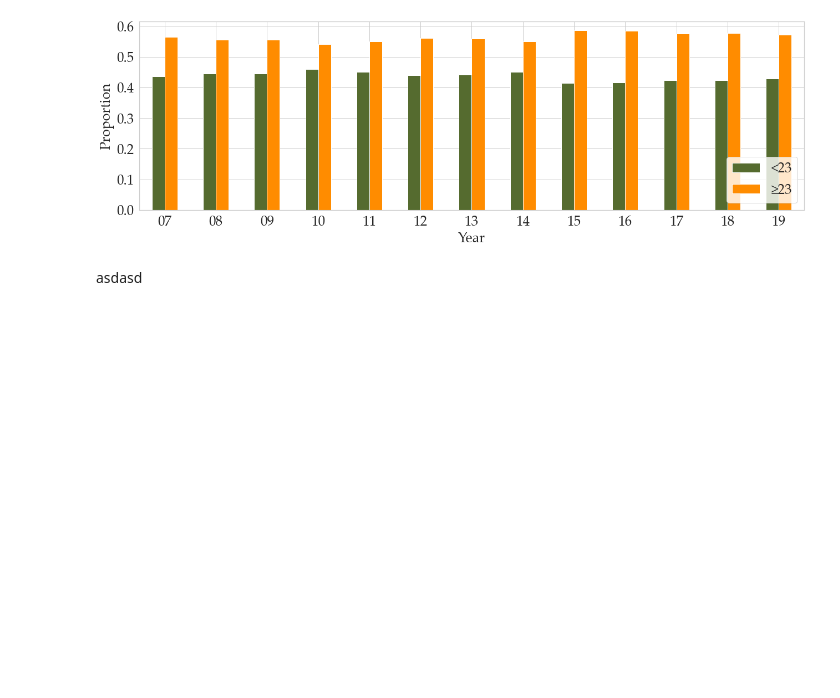
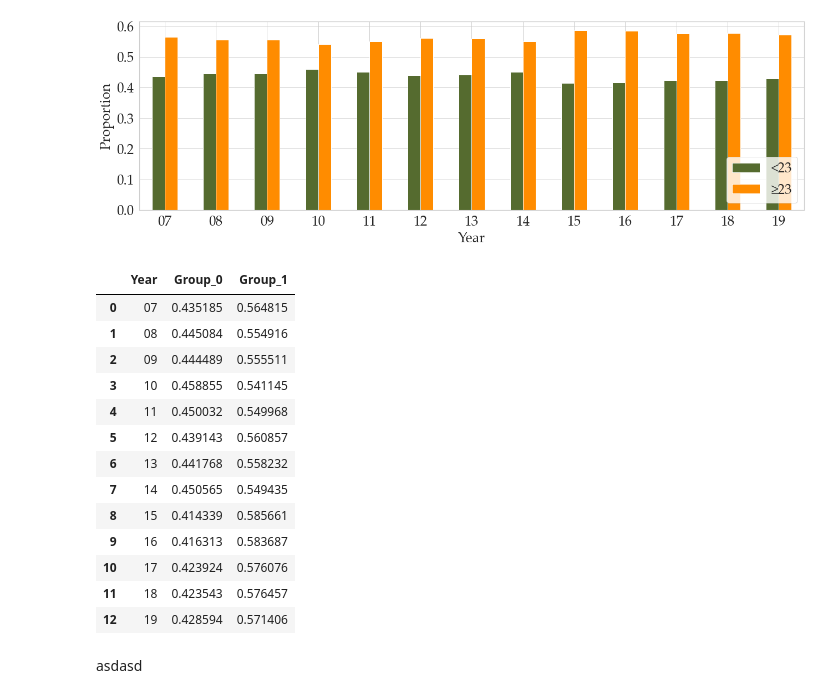
Before and after one commit to Plusholic/Obesity, a Jupyter notebook: Obesity_Figure_1.ipynb, the cells around one changed output. Saved outputs shown, nothing was run; the diff lists cells and outputs as text; code cells hidden in the pictures; blank space fills up the shorter version.

```diff
--- a/Obesity_Figure_1.ipynb
+++ b/Obesity_Figure_1.ipynb
@@ -186,7 +186,7 @@ for i in range(13):
         ax.set_xticklabels(['19-29', '30-39', '40-49', '50-59', '60-69', '70-79'], fontsize=35, fontweight='bold')
         if i-8 == 2:
             ax.legend(handles=ax.legend_.legendHandles,
-                    labels=['Man', 'Women'],
+                    labels=['Male', 'Female'],
                     bbox_to_anchor=(1, 1.1),
                     fontsize = 25)
         else:
@@ -311,6 +311,23 @@ Pass the following variables as keyword args: x, y. From version 0.12, the only
 [figure]
 <Figure size 432x288 with 0 Axes>
 [figure]
+# %%
+df2
+# %% [output]
+|  | Year | Group_0 | Group_1 |
+| 0 | 07 | 0.435185 | 0.564815 |
+| 1 | 08 | 0.445084 | 0.554916 |
+| 2 | 09 | 0.444489 | 0.555511 |
+| 3 | 10 | 0.458855 | 0.541145 |
+| 4 | 11 | 0.450032 | 0.549968 |
+| 5 | 12 | 0.439143 | 0.560857 |
+| 6 | 13 | 0.441768 | 0.558232 |
+| 7 | 14 | 0.450565 | 0.549435 |
+| 8 | 15 | 0.414339 | 0.585661 |
+| 9 | 16 | 0.416313 | 0.583687 |
+| 10 | 17 | 0.423924 | 0.576076 |
+| 11 | 18 | 0.423543 | 0.576457 |
+| 12 | 19 | 0.428594 | 0.571406 |
 # %% [markdown]
 asdasd
 # %%
```
